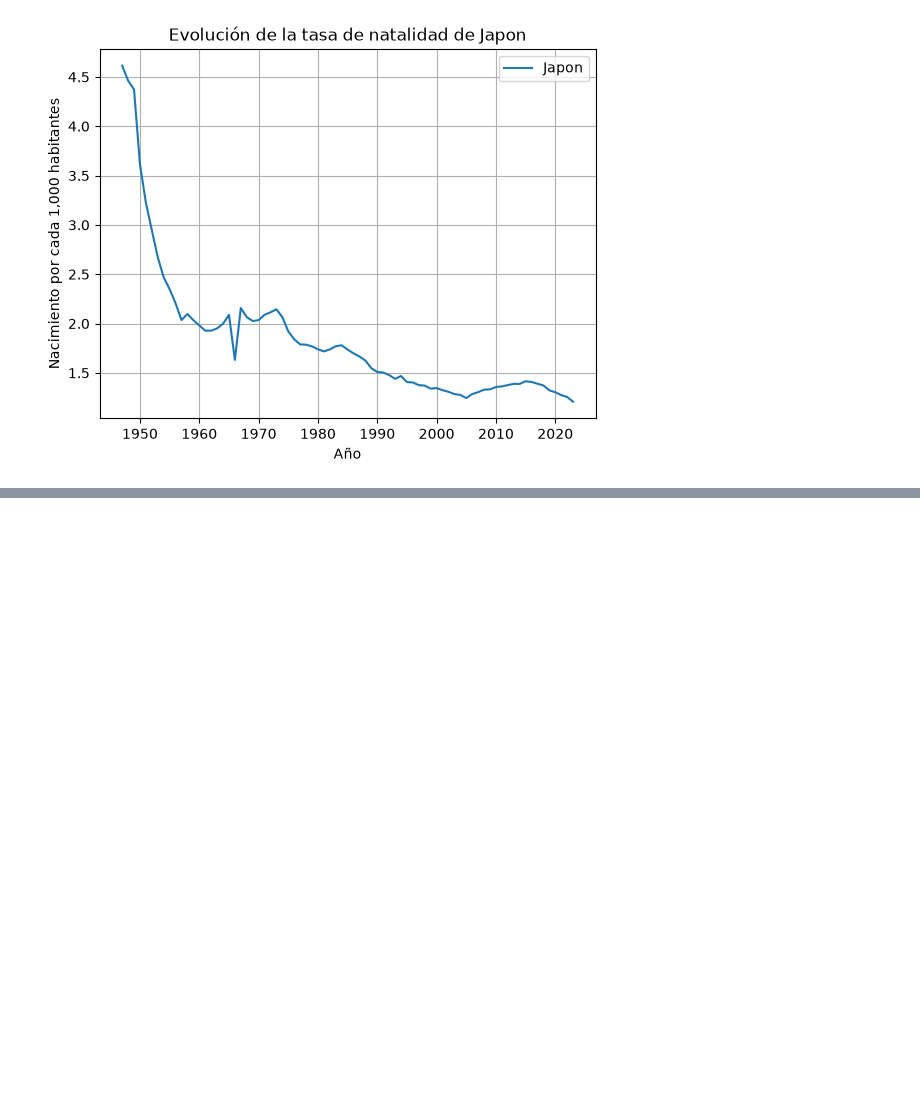
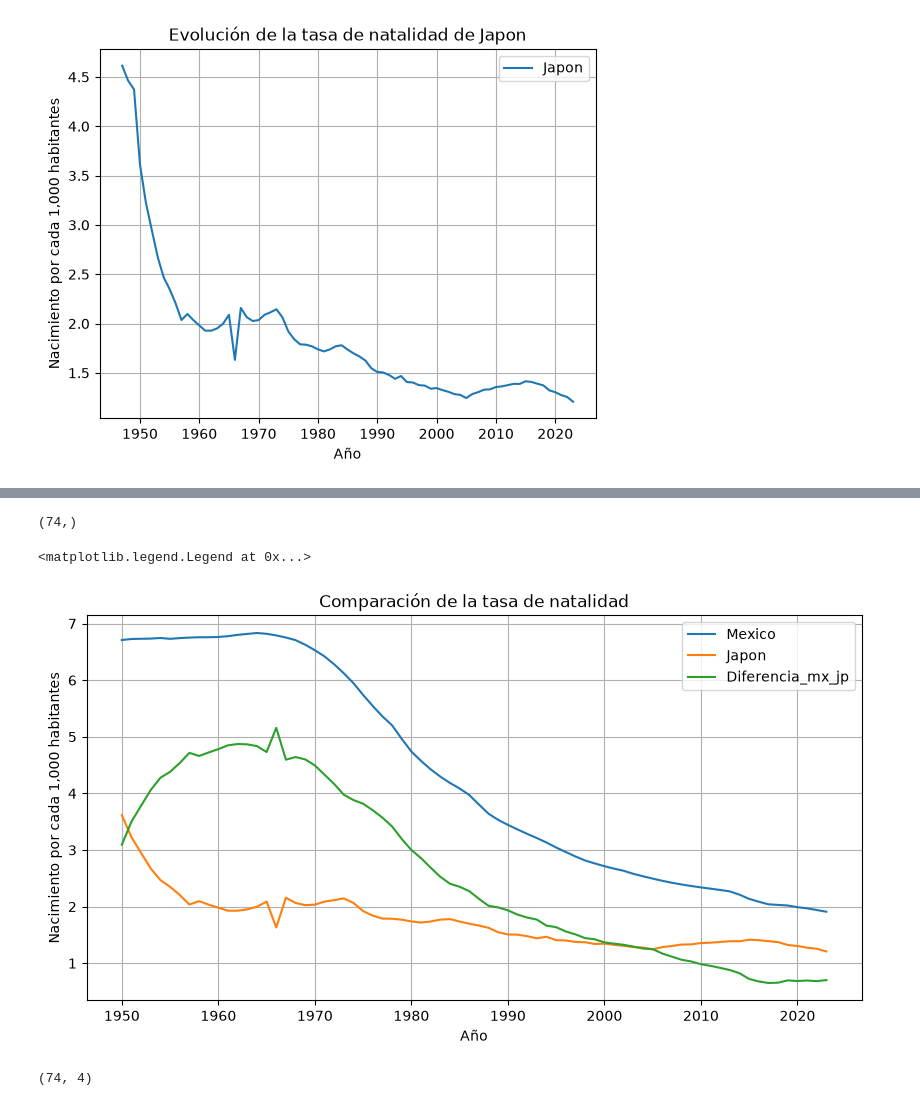
Before and after one commit to zaratemontserrat74-afk/Big-Data, a Jupyter notebook: notebooks/03_fertility_rate.ipynb, the cells around one changed output, grey strips where cells are left out. Cells and saved outputs as stored; diff of their text form; code cells hidden in the pictures; blank space fills up the shorter version.

```diff
--- a/notebooks/03_fertility_rate.ipynb
+++ b/notebooks/03_fertility_rate.ipynb
@@ -155,0 +195,2 @@ plt.legend()
+# %%
+filtro_coincidencia_anios = anios_japon >= anios_mexico.min()
@@ -155,0 +213,41 @@ plt.legend()
+# %%
+anios_japon = anios_japon [filtro_coincidencia_anios]
+anios_japon.shape
+# %% [output]
+(74,)
+# %%
+tasa_japon = tasa_japon [filtro_coincidencia_anios]
+# %%
+diferencia_mx_jp = tasa_mexico - tasa_japon
+# %%
+plt.figure(figsize=(10,5))
+
+plt.plot(
+    anios_mexico,
+    tasa_mexico,
+    label="Mexico"
+)
+plt.plot(
+    anios_japon,
+    tasa_japon,
+    label="Japon"
+)
+plt.plot(
+    anios_mexico,
+    diferencia_mx_jp,
+    label="Diferencia_mx_jp"
+)
+
+
+plt.title("Comparación de la tasa de natalidad")
+plt.xlabel("Año")
+plt.ylabel("Nacimiento por cada 1,000 habitantes")
+plt.grid(True)
+plt.legend()
+# %% [output]
+<matplotlib.legend.Legend at 0x...>
+[figure, added]
+# %%
+mexico.shape
+# %% [output]
+(74, 4)
```
Also changed, not shown: parts of 24 cells of this notebook.
